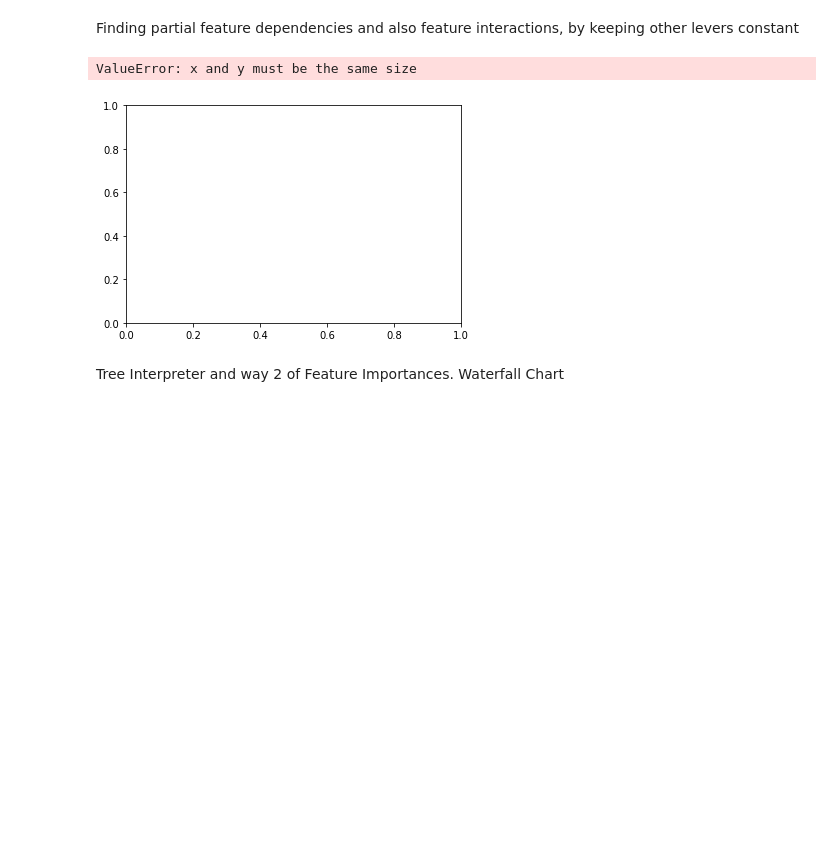
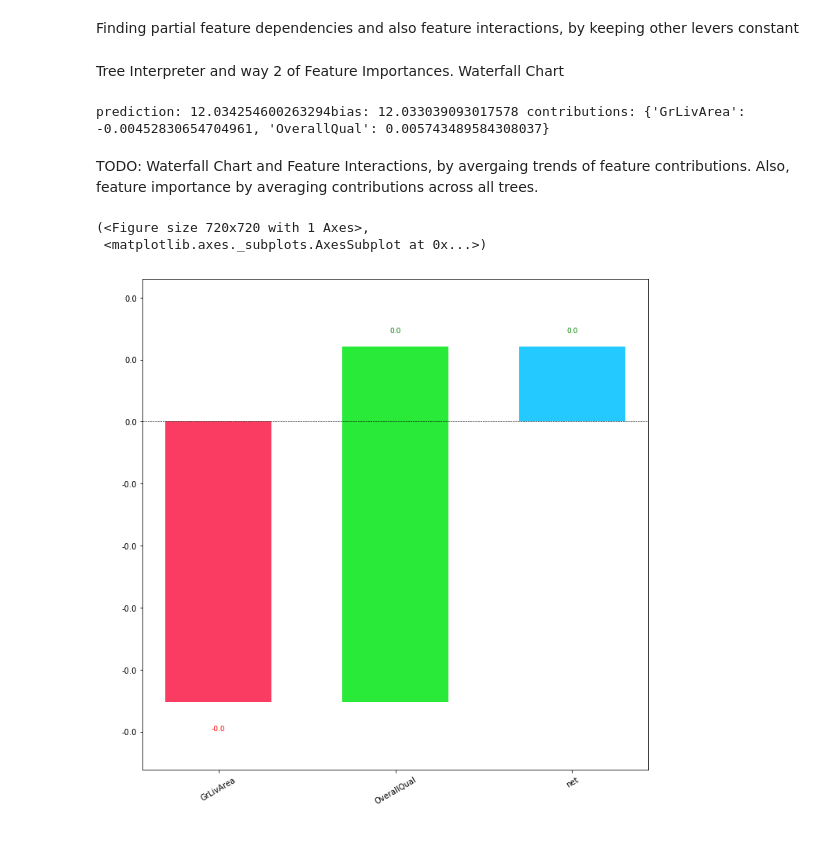
Before and after one commit to SonaliDasgupta/MLandAIAlgorithmsFromScratch, a Jupyter notebook: kernel.ipynb, the cells around one changed output. Cells and saved outputs as stored; diff of their text form; code cells hidden in the pictures; blank space fills up the shorter version.

Commit message:
Feature Interactions and Waterfall Chart with Tree Interpreter

```diff
--- a/kernel.ipynb
+++ b/kernel.ipynb
@@ -49,7 +49,9 @@ class RandomForest:
        #     print('prediction: '+str(t.predict(x)))
         return np.mean([t.predict(x) for t in self.trees], axis = 0)
 
-    def plot_pdp(self, X_valid, y_valid, feature_name, n_clusters = 0): pass
+    def plot_pdp(self, X, y, feature_name, n_clusters = 0): pass
+
+    def plot_pdp(self, X, y, feature_names, n_clusters = 0): pass
 
     def find_feature_importances(self, X, y): pass
 # %%
@@ -162,6 +186,14 @@ class DecisionTree:
 
     def __repr__(self):
         return "score: " +str(self.score) + " avg: "+str(self.value) +  " split val: " + str(self.split_val) + " split feature : "+ str(self.split_feature)
+# %%
+class TreeInterpreter:
+
+    def predict(self, rf_model_tree, row):
+            prediction , bias, contribs = rf_model_tree.predict_row_for_ti(row, {})
+            print('prediction: '+str(prediction)+"bias: "+str(bias)+" contributions: "+str(contribs))
+
+            return prediction, bias, contribs
 # %%
 #class DecisionTree():
  #   def __init__()
@@ -270,7 +297,7 @@ Finding partial feature dependencies and also feature interactions, by keeping o
 %%cython
 import numpy as np
 import matplotlib.pyplot as plt
-def plot_pdp(self, X, y, feature_name, n_clusters = 0):
+def plot_pdp(self, X, y, feature_name, n_clusters = 2):
     feature_id = -1
     y_pred_vals = []
     y_pred_mean = []
@@ -285,16 +312,19 @@ def plot_pdp(self, X, y, feature_name, n_clusters = 0):
 
         y_pred_vals.append(y_pred_val)
 
-        y_pred_mean.append(np.mean(y_pred_val, axis = 0))
+   # print("y_pred_vals : "+str(y_pred_vals))
     del X_new
-    plt.scatter(y, y_pred_mean)
+   # plt.scatter(y, y_pred_mean)
     y_pred_randoms = np.random.normal(y_pred_vals)[:n_clusters]
-    for y_pred in y_pred_randoms:
-        plt.plot(y, y_pred)
+  #  for y_pred in y_pred_randoms:
+   #     plt.plot(X.values[:, feature_id], y_pred)
 
-rf_mine.plot_pdp = plot_pdp
+
+    y_pred_mean = np.mean(y_pred_vals, axis = 0)
+    print("y_pred_mean: "+str(y_pred_mean))
+    plt.plot(X.values[:, feature_id], y_pred_mean)
+    plt.show()
+
+RandomForest.plot_pdp = plot_pdp
 idxs = np.random.permutation(X_train.shape[0])[:10]
 plot_pdp(rf_mine, X_train.iloc[idxs, :], y_train[idxs], 'OverallQual')
-# %% [output]
-ValueError: x and y must be the same size
-[figure, removed]
@@ -307,2 +366,17 @@ def plot_pdp_interaction(X, y, feature_names):
 # %% [markdown]
 Tree Interpreter and way 2 of Feature Importances. Waterfall Chart
+# %%
+ti = TreeInterpreter()
+pr, bias, contribs  = ti.predict(rf_mine.trees[0], X_valid.iloc[0, :])
+# %% [output]
+prediction: 12.034254600263294bias: 12.033039093017578 contributions: {'GrLivArea': -0.00452830654704961, 'OverallQual': 0.005743489584308037}
+# %% [markdown]
+TODO: Waterfall Chart and Feature Interactions, by avergaing trends of feature contributions. Also, feature importance by averaging contributions across all trees.
+# %%
+#!git clone https://www.github.com/chrispaulca/waterfall.git
+from waterfall import waterfall_chart
+waterfall_chart.plot(list(contribs.keys()), list(contribs.values()))
+# %% [output]
+(<Figure size 720x720 with 1 Axes>,
+ <matplotlib.axes._subplots.AxesSubplot at 0x...>)
+[figure, added]
```
Also changed, not shown: parts of 8 cells of this notebook.
